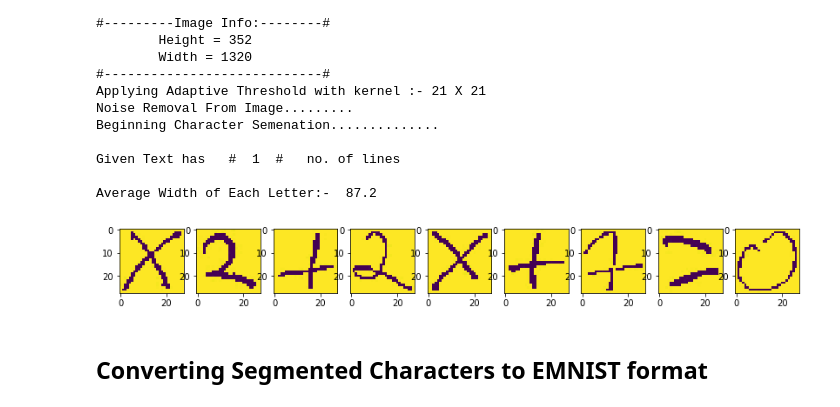
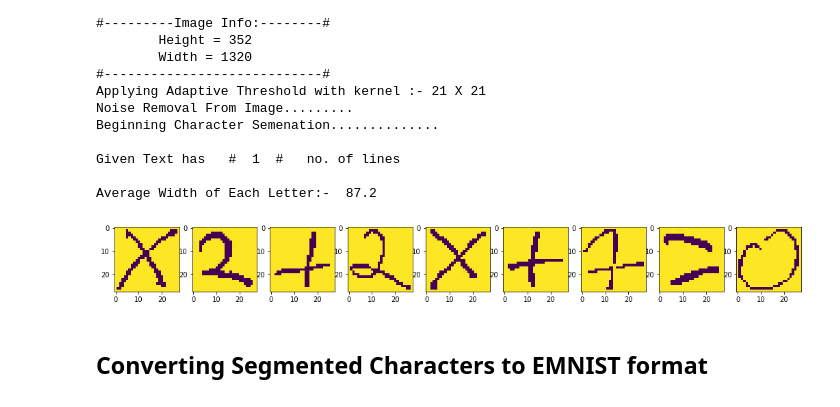
Before and after one commit to OlehOnyshchak/OCR, a Jupyter notebook: Main.ipynb, the cells around one changed output. Cells and saved outputs as stored; diff of their text form; code cells hidden in the pictures.

```diff
--- a/Main.ipynb
+++ b/Main.ipynb
@@ -46,15 +47,15 @@ files = [f for r, d, f in os.walk(SEGMENTED_OUTPUT_DIR)][0]
 for f in files:
     segmented_images.append(Image.open(SEGMENTED_OUTPUT_DIR + f))
 # %%
-figure(figsize=(14,14))
+figure(figsize=(18,18))
 
 size = len(segmented_images)
 for i in range(size):
-    img = segmented_images[i].resize((28,28))
+    img = segmented_images[i].resize((28, 28))
     plt.subplot(2, size, i + 1)
     plt.imshow(img)
 # %% [output]
-[figure, old version]
+[figure, new version]
 # %% [markdown]
 ## Converting Segmented Characters to EMNIST format
 # %%
```
Also changed, not shown: parts of 6 cells of this notebook.
